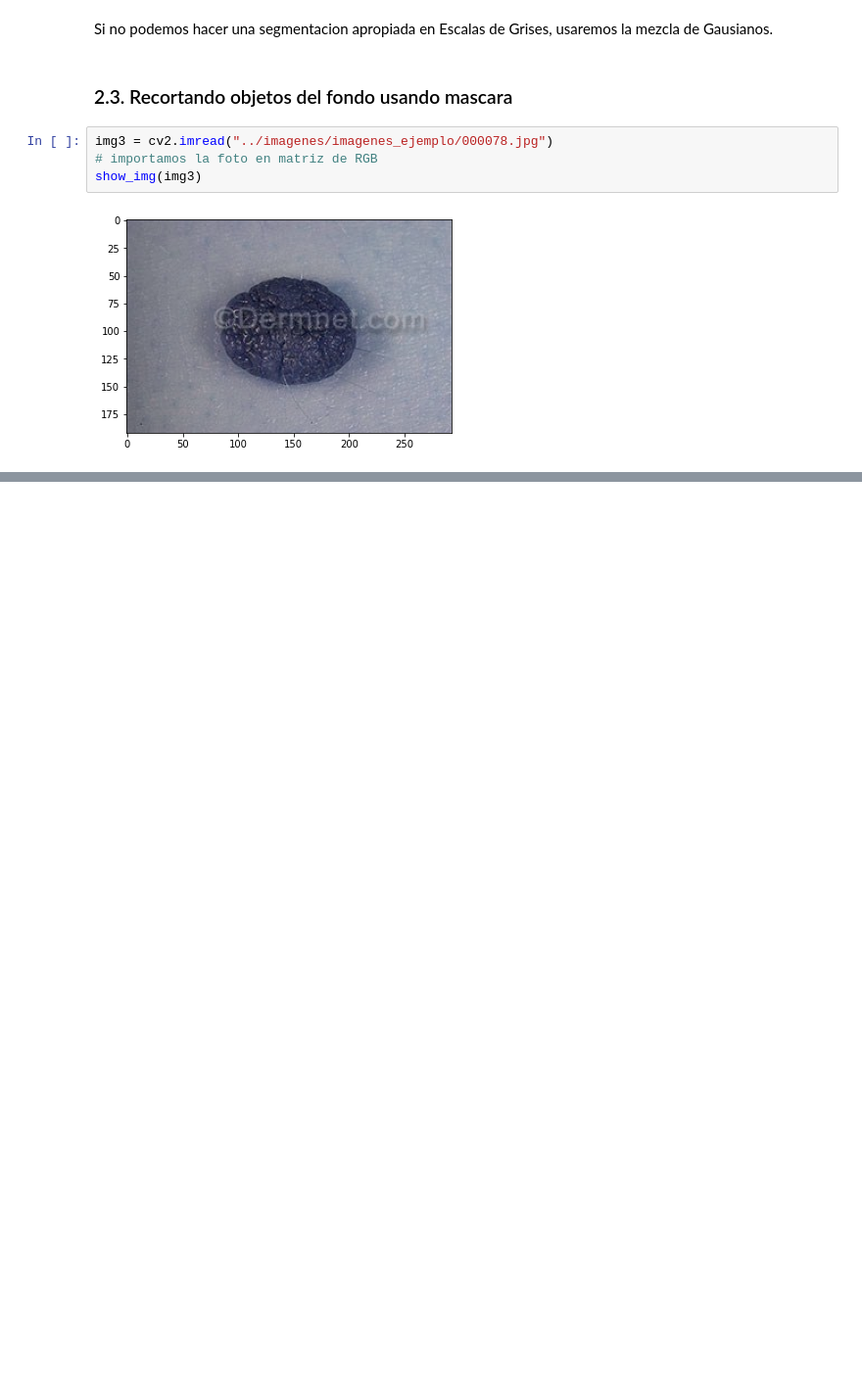
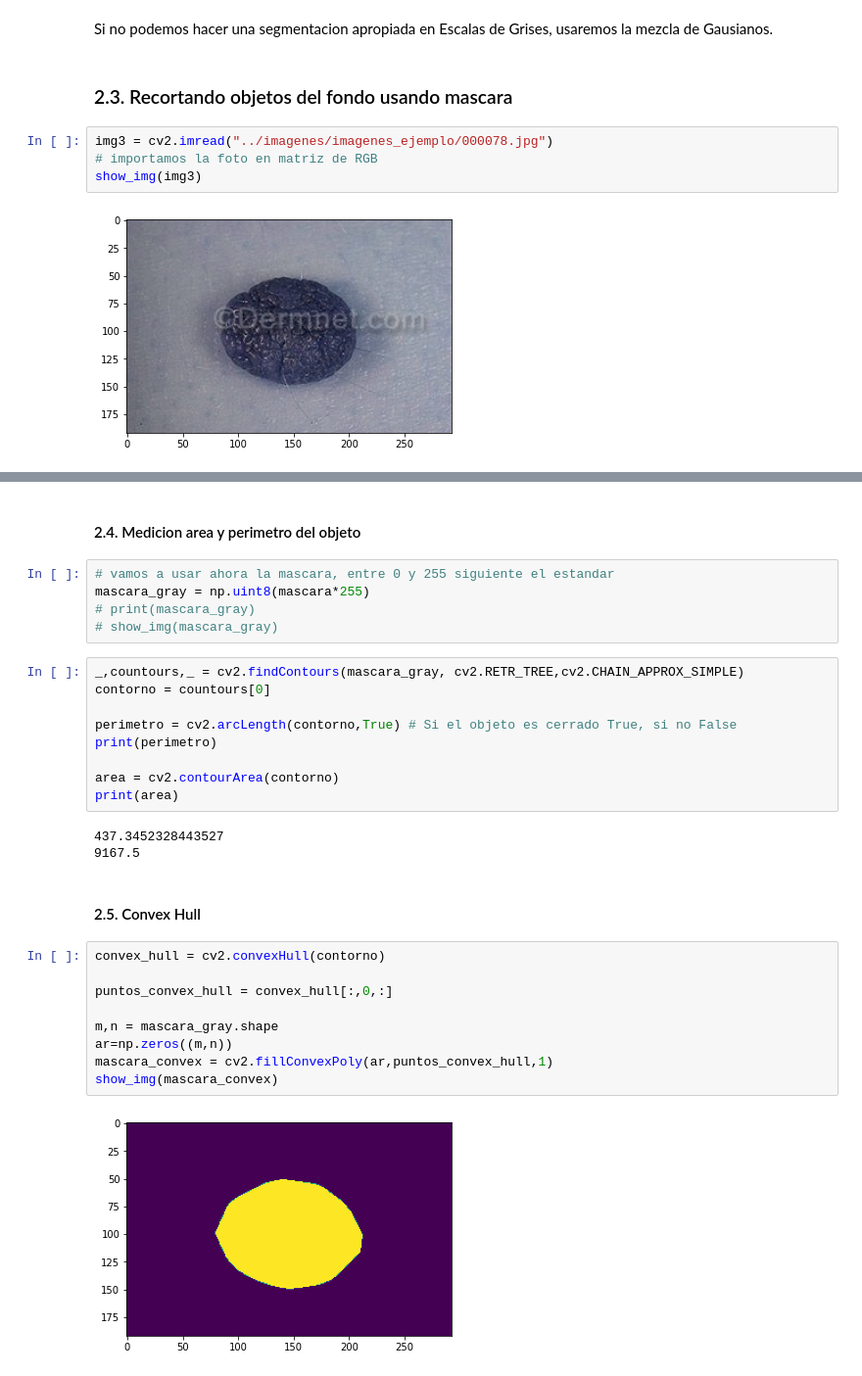
Before and after one commit to ParraCode/Curso-de-Computer-vision-y-Machine-Learning, a Jupyter notebook: apuntes/Modulo2.ipynb, the cells around one changed output, grey strips where cells are left out. Shown at 98% size. Drawn from its saved outputs; the diff is of its cells as text; blank space fills up the shorter version.

```diff
--- a/apuntes/Modulo2.ipynb
+++ b/apuntes/Modulo2.ipynb
@@ -151,3 +148,35 @@ mascara = ndimage.binary_fill_holes(mascara).astype(int)
 show_img(mascara)
 # %% [output]
 [figure]
+# %% [markdown]
+#### 2.4. Medicion area y perimetro del objeto
+# %%
+# vamos a usar ahora la mascara, entre 0 y 255 siguiente el estandar
+mascara_gray = np.uint8(mascara*255)
+# print(mascara_gray)
+# show_img(mascara_gray)
+# %%
+_,countours,_ = cv2.findContours(mascara_gray, cv2.RETR_TREE,cv2.CHAIN_APPROX_SIMPLE)
+contorno = countours[0]
+
+perimetro = cv2.arcLength(contorno,True) # Si el objeto es cerrado True, si no False
+print(perimetro)
+
+area = cv2.contourArea(contorno)
+print(area)
+# %% [output]
+437.3452328443527
+9167.5
+# %% [markdown]
+#### 2.5. Convex Hull
+# %%
+convex_hull = cv2.convexHull(contorno)
+
+puntos_convex_hull = convex_hull[:,0,:]
+
+m,n = mascara_gray.shape
+ar=np.zeros((m,n))
+mascara_convex = cv2.fillConvexPoly(ar,puntos_convex_hull,1)
+show_img(mascara_convex)
+# %% [output]
+[figure, added]
```
Also changed, not shown: parts of 7 cells of this notebook.
